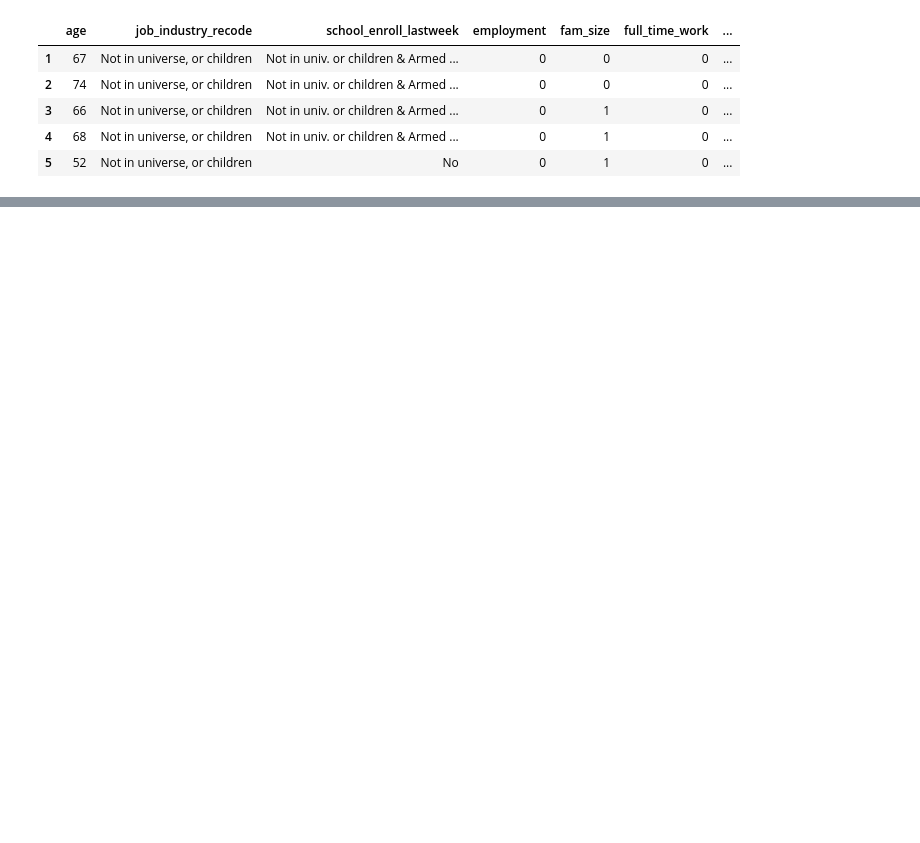
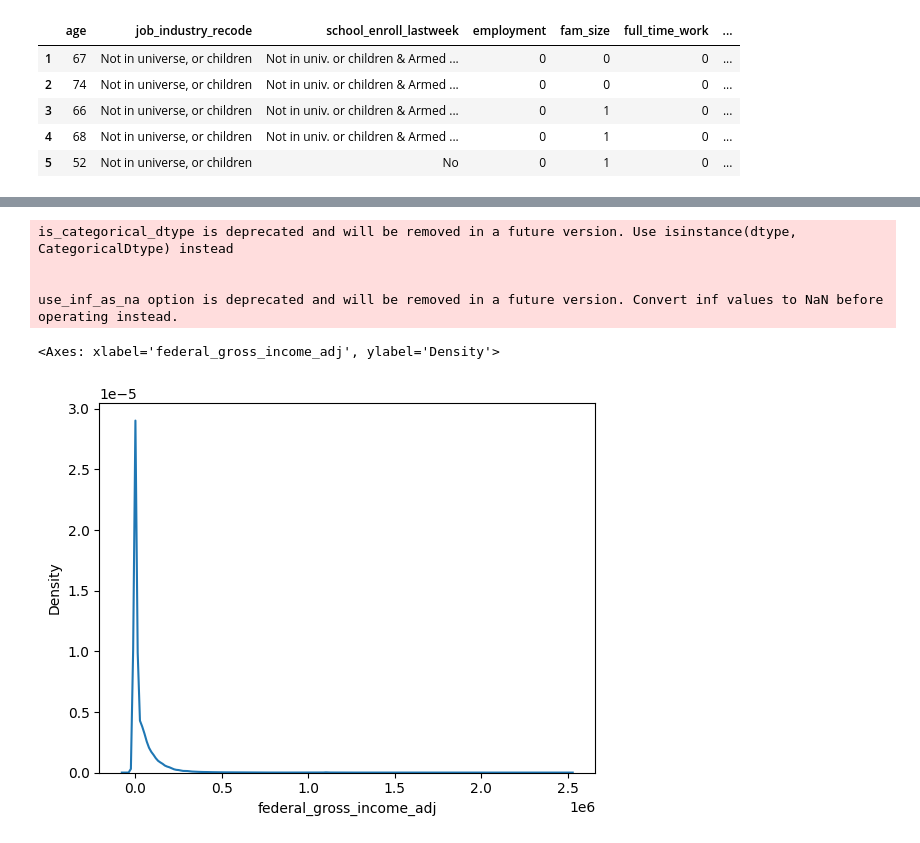
Before and after one commit to wisteriab/machine_learning_fall2024, a Jupyter notebook: python_code/EDA.ipynb, the cells around one changed output, grey strips where cells are left out. Saved outputs shown, nothing was run; the diff lists cells and outputs as text; code cells hidden in the pictures; blank space fills up the shorter version.

```diff
--- a/python_code/EDA.ipynb
+++ b/python_code/EDA.ipynb
@@ -33,0 +65,11 @@ fig.update_layout(
+# %%
+sns.kdeplot(data = df,
+    x = "federal_gross_income_adj"
+)
+# %% [output]
+is_categorical_dtype is deprecated and will be removed in a future version. Use isinstance(dtype, CategoricalDtype) instead
+
+
+use_inf_as_na option is deprecated and will be removed in a future version. Convert inf values to NaN before operating instead.
+<Axes: xlabel='federal_gross_income_adj', ylabel='Density'>
+[figure, added]
```
Also changed, not shown: parts of 3 cells of this notebook, 4 other files.
